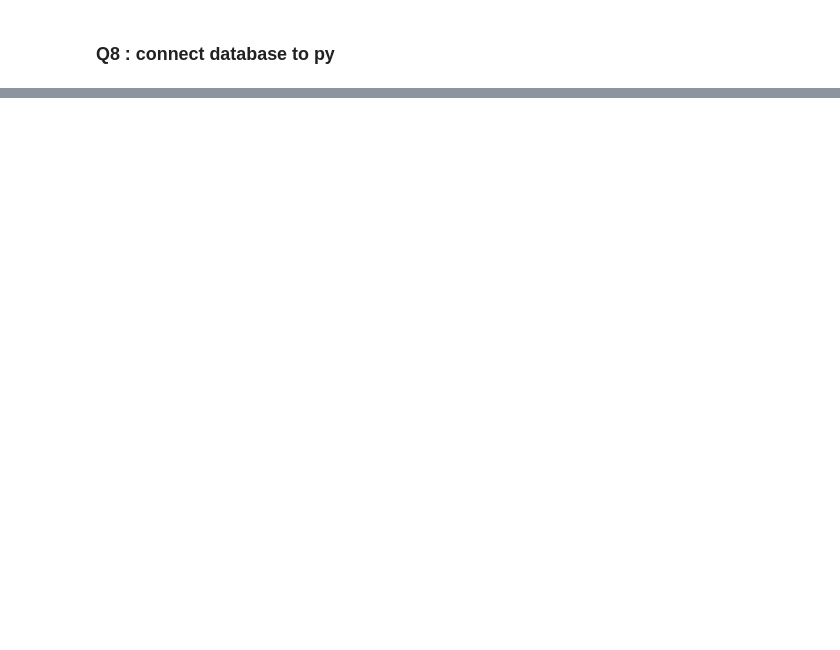
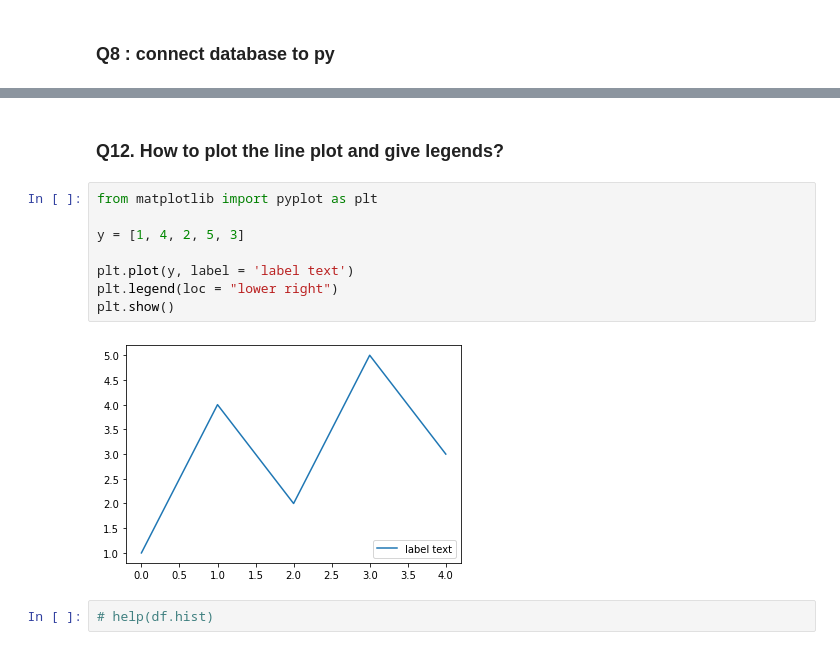
Before and after one commit to SandeepK1729/Advanced-Python-Programming, a Jupyter notebook: APP.ipynb, the cells around one changed output, grey strips where cells are left out. Cells and saved outputs as stored; diff of their text form; blank space fills up the shorter version.

```diff
--- a/APP.ipynb
+++ b/APP.ipynb
@@ -197,0 +164,14 @@ hist_frame(column: 'IndexLabel' = None, by=None, grid: 'bool' = True, xlabelsize
+# %% [markdown]
+### Q12.	How to plot the line plot and give legends?
+# %%
+from matplotlib import pyplot as plt
+
+y = [1, 4, 2, 5, 3]
+
+plt.plot(y, label = 'label text')
+plt.legend(loc = "lower right")
+plt.show()
+# %% [output]
+[figure, added]
+# %%
+# help(df.hist)
```
Also changed, not shown: parts of 16 cells of this notebook.
